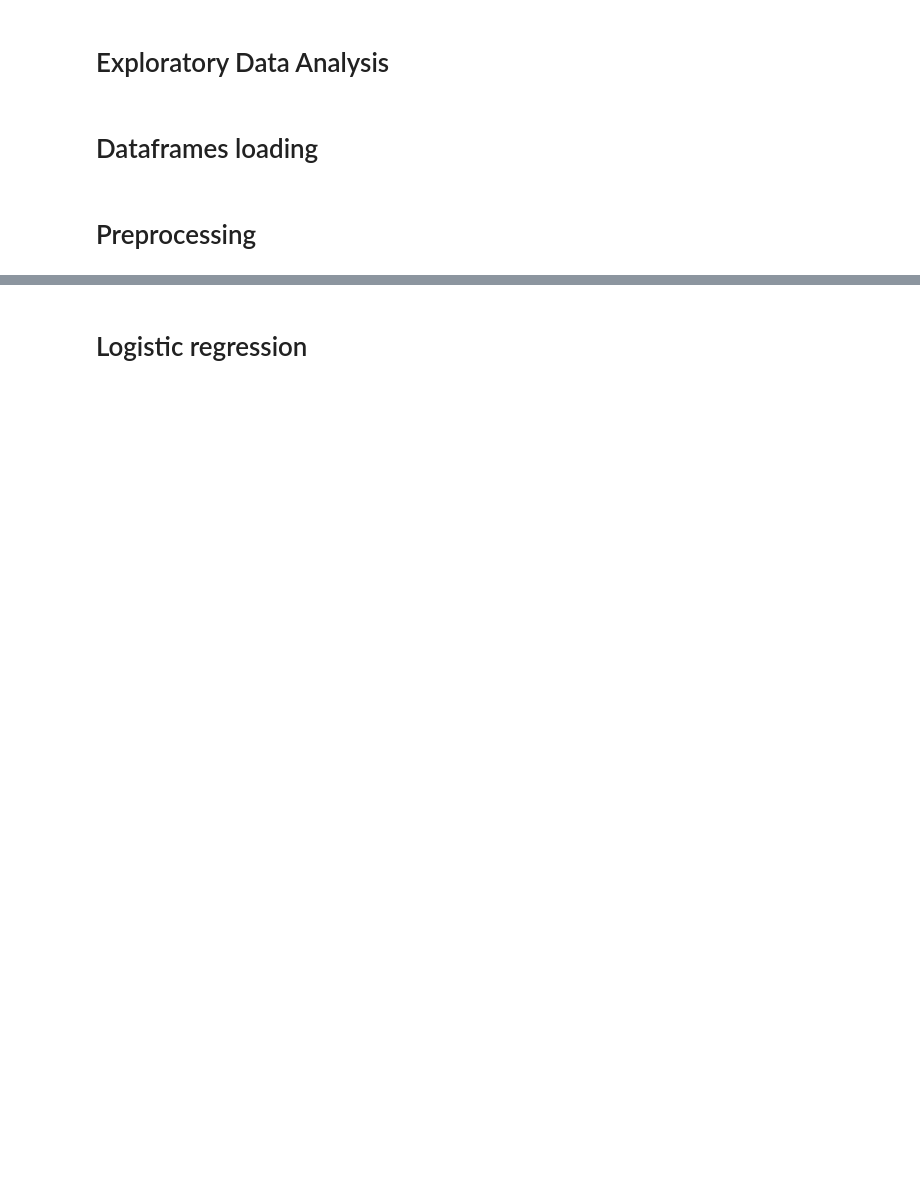
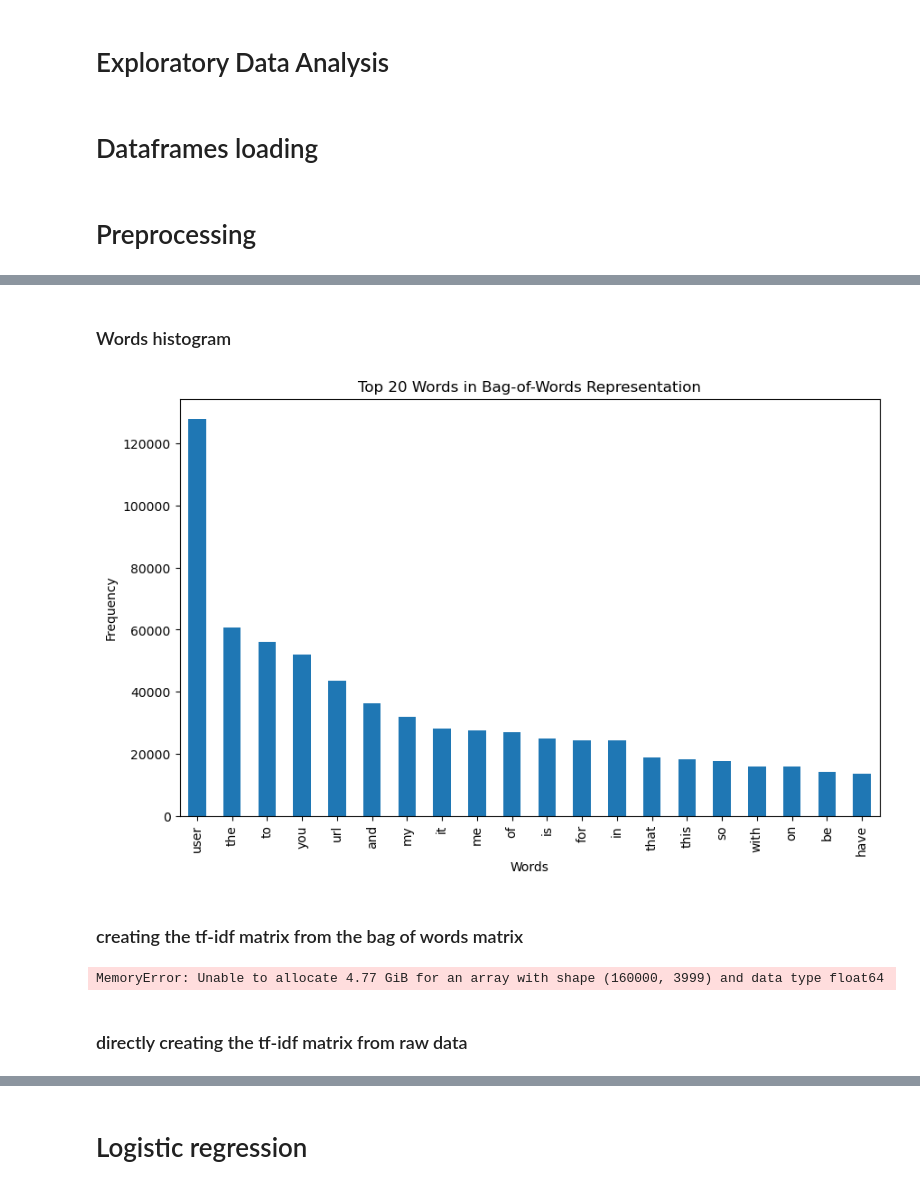
Before and after one commit to KenjiTet/ML-P2-tweet-classification, a Jupyter notebook: notebook/EDA.ipynb, the cells around one changed output, grey strips where cells are left out. Drawn from its saved outputs; the diff is of its cells as text; code cells hidden in the pictures; blank space fills up the shorter version.

```diff
--- a/notebook/EDA.ipynb
+++ b/notebook/EDA.ipynb
@@ -33,0 +36,22 @@ test_df= pd.DataFrame({'Tweets': lines_test})
+# %%
+from sklearn.feature_extraction.text import CountVectorizer
+# Assuming your original dataframe is named 'original_df' and contains a 'Tweets' column
+# You may need to adjust column names based on your actual dataframe structure
+
+# Combine positive and negative dataframes
+combined_df = pd.concat([small_neg_df, small_pos_df], ignore_index=True)
+
+# Initialize the CountVectorizer
+count_vectorizer = CountVectorizer(max_features=4000)  # You can adjust max_features as needed
+
+# Fit and transform the combined data
+bow_matrix = count_vectorizer.fit_transform(combined_df['Tweets'])
+
+# Convert the BoW matrix to a DataFrame
+bow_df = pd.DataFrame(bow_matrix.toarray(), columns=count_vectorizer.get_feature_names_out())
+
+# Add the 'Sentiment' column back to the BoW DataFrame
+bow_df['Sentiment'] = combined_df['Sentiment']
+
+# Display the resulting BoW DataFrame
+bow_df
@@ -34,3 +72,49 @@ test_df= pd.DataFrame({'Tweets': lines_test})
+# %% [markdown]
+### Words histogram
+# %%
+# Sum the occurrences of each word across all tweets
+word_counts = bow_df.drop(columns=['Sentiment']).sum()
+
+# Plot the histogram
+plt.figure(figsize=(10, 6))
+word_counts.sort_values(ascending=False).head(20).plot(kind='bar')
+plt.title('Top 20 Words in Bag-of-Words Representation')
+plt.xlabel('Words')
+plt.ylabel('Frequency')
+plt.show()
+# %% [output]
+[figure, added]
+# %% [markdown]
+### creating the tf-idf matrix from the bag of words matrix
+# %%
+from sklearn.feature_extraction.text import TfidfTransformer
+from sklearn.model_selection import train_test_split
+
+if "user" in bow_df.columns:
+    bow_df.drop(columns=['user'], inplace=True)
+
+# Extract the BoW matrix and 'Sentiment' column from bow_df
+X_bow = bow_df.drop(columns=['Sentiment'])
+y_bow = bow_df['Sentiment']
+
+# Initialize the TfidfTransformer
+tfidf_transformer = TfidfTransformer()
+
+# Split the data into training and testing sets
+X_train, X_test, y_train, y_test = train_test_split(X_bow, y_bow, test_size=0.2, random_state=42)
+
+
+# Fit and transform the BoW matrix to obtain the TF-IDF matrix
+X_train_tfidf = tfidf_transformer.fit_transform(X_train)
+
+# Transform the testing data
+X_test_tfidf = tfidf_transformer.transform(X_test)
+
+X_pred= tfidf_transformer.transform(test_df['Tweets'])
+# %% [output]
+MemoryError: Unable to allocate 4.77 GiB for an array with shape (160000, 3999) and data type float64
+# %% [markdown]
+### directly creating the tf-idf matrix from raw data
 # %%
 from sklearn.feature_extraction.text import TfidfVectorizer
 from sklearn.model_selection import train_test_split
```
Also changed, not shown: parts of 8 cells of this notebook.
